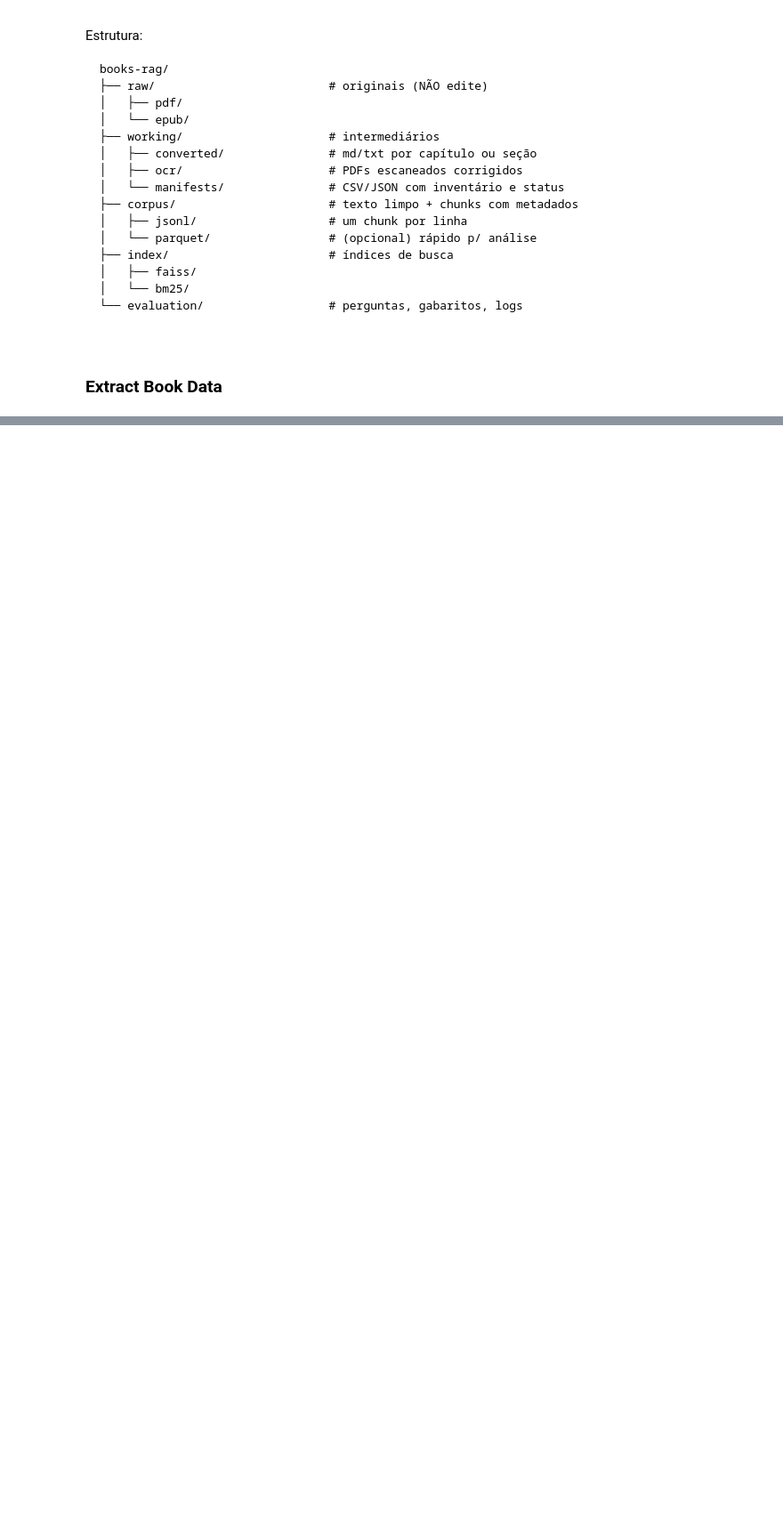
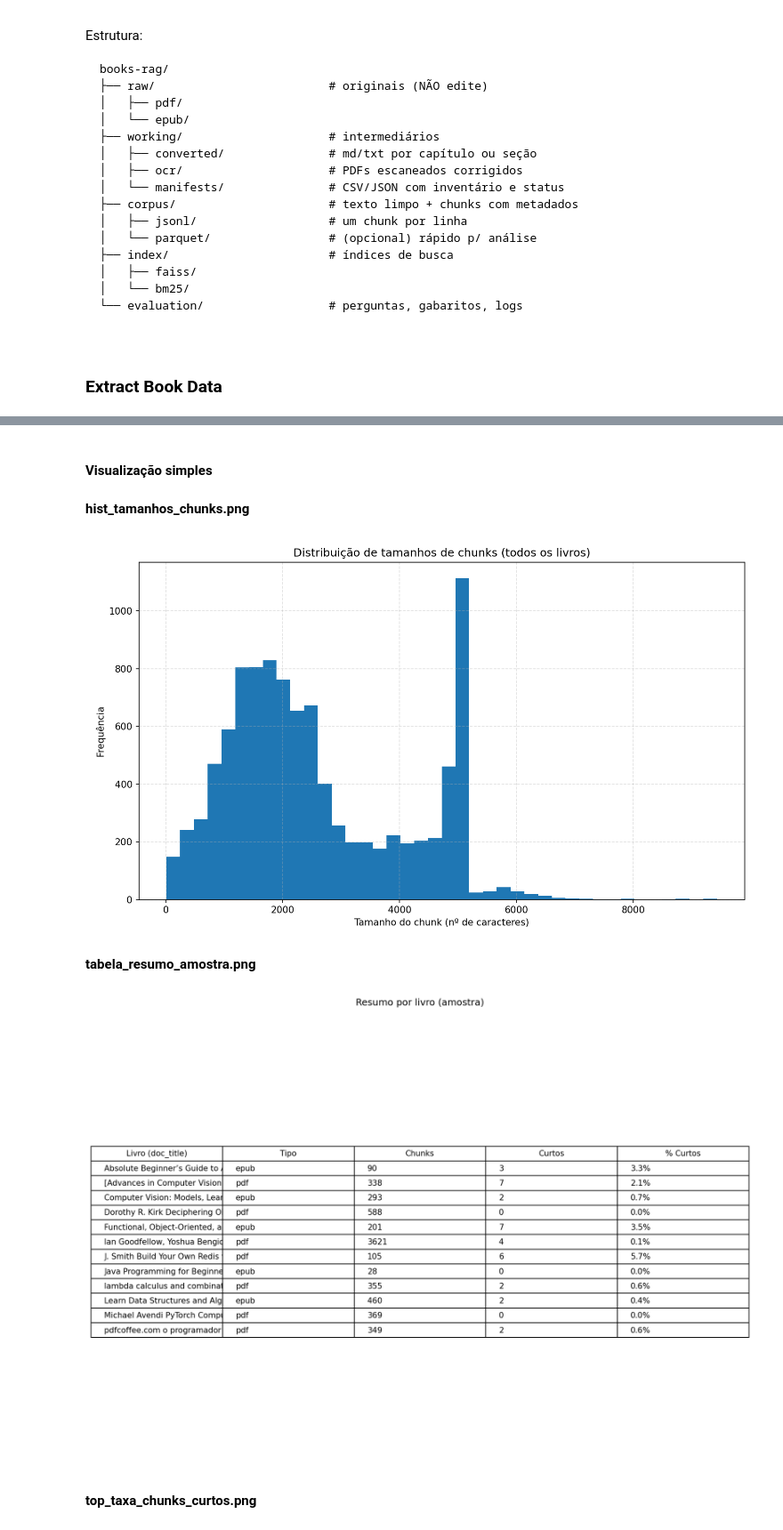
Before and after one commit to gusanagy/RAG_document_description, a Jupyter notebook: experiments.ipynb, the cells around one changed output, grey strips where cells are left out. Shown at 89% size. Cells and saved outputs as stored; diff of their text form; code cells hidden in the pictures; blank space fills up the shorter version.

```diff
--- a/experiments.ipynb
+++ b/experiments.ipynb
@@ -54,0 +84,61 @@ AttributeError: module 'ebooklib.epub' has no attribute 'ITEM_DOCUMENT'
+# %%
+# %% Exibir relatórios (imagens) de forma robusta no Jupyter
+
+from pathlib import Path
+from IPython.display import display, Markdown, Image as IPyImage
+import math
+
+# Ajuste este caminho:
+REPORT_DIR = Path("/home/pdi_4/Documents/Documentos/rag/books_rag/working/reports").expanduser().resolve()
+
+pngs = sorted(REPORT_DIR.glob("*.png"))
+assert pngs, f"Nenhuma imagem .png encontrada em {REPORT_DIR}"
+
+display(Markdown(f"### Relatórios em: `{REPORT_DIR}`"))
+display(Markdown(f"Encontradas **{len(pngs)}** imagens: " + ", ".join(f"`{p.name}`" for p in pngs)))
+
+# ---------------------------
+# 1) Modo simples (garantido)
+# ---------------------------
+display(Markdown("#### Visualização simples"))
+for p in pngs:
+    display(Markdown(f"**{p.name}**"))
+    display(IPyImage(filename=str(p)))
+
+# --------------------------------------
+# 2) Modo grade legível (via matplotlib)
+# --------------------------------------
+display(Markdown("#### Visualização em grade (matplotlib)"))
+
+import matplotlib.pyplot as plt
+from PIL import Image
+
+IMGS_PER_ROW = 2   # mude para 3 se preferir
+FIG_W = 12         # largura da figura (em polegadas)
+TITLE_WRAP = 60    # caracteres no título antes de quebrar linha
+
+rows = math.ceil(len(pngs) / IMGS_PER_ROW)
+fig, axes = plt.subplots(rows, IMGS_PER_ROW, figsize=(FIG_W, 6*rows))
+if rows == 1 and IMGS_PER_ROW == 1:
+    axes = [[axes]]
+elif rows == 1:
+    axes = [axes]
+elif IMGS_PER_ROW == 1:
+    axes = [[ax] for ax in axes]
+
+for i, p in enumerate(pngs):
+    r, c = divmod(i, IMGS_PER_ROW)
+    ax = axes[r][c]
+    img = Image.open(p)
+    ax.imshow(img)
+    ax.set_title("\n".join([p.name[i:i+TITLE_WRAP] for i in range(0, len(p.name), TITLE_WRAP)]), fontsize=10)
+    ax.axis('off')
+
+# apaga eixos vazios se #imagens não fechar a grade
+for j in range(len(pngs), rows*IMGS_PER_ROW):
+    r, c = divmod(j, IMGS_PER_ROW)
+    axes[r][c].axis('off')
+
+plt.tight_layout()
+plt.show()
+# %% [output]
@@ -54,0 +147,6 @@ AttributeError: module 'ebooklib.epub' has no attribute 'ITEM_DOCUMENT'
+#### Visualização simples
+**hist_tamanhos_chunks.png**
+[figure, added]
+**tabela_resumo_amostra.png**
+[figure, added]
+**top_taxa_chunks_curtos.png**
```
Also changed, not shown: parts of 11 cells of this notebook, 6 other files.
